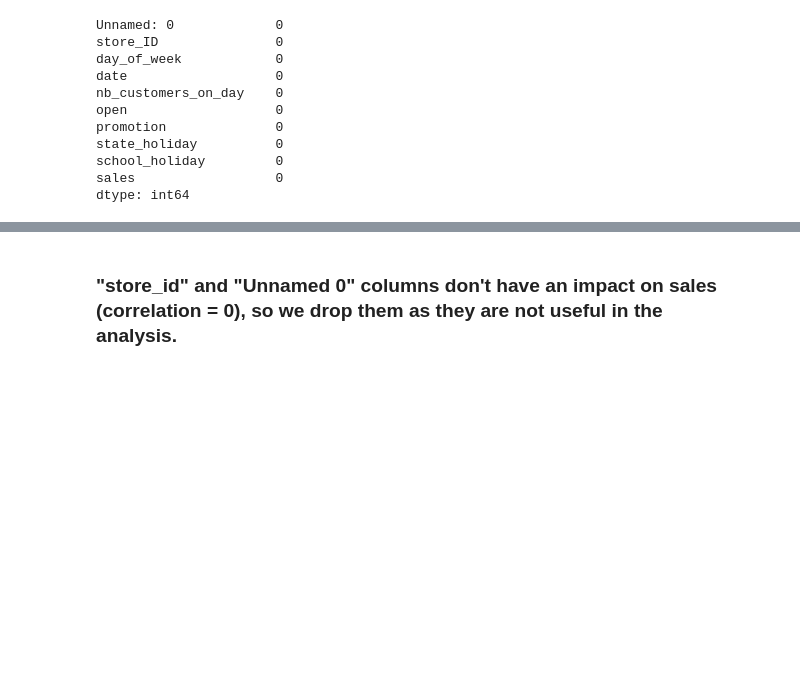
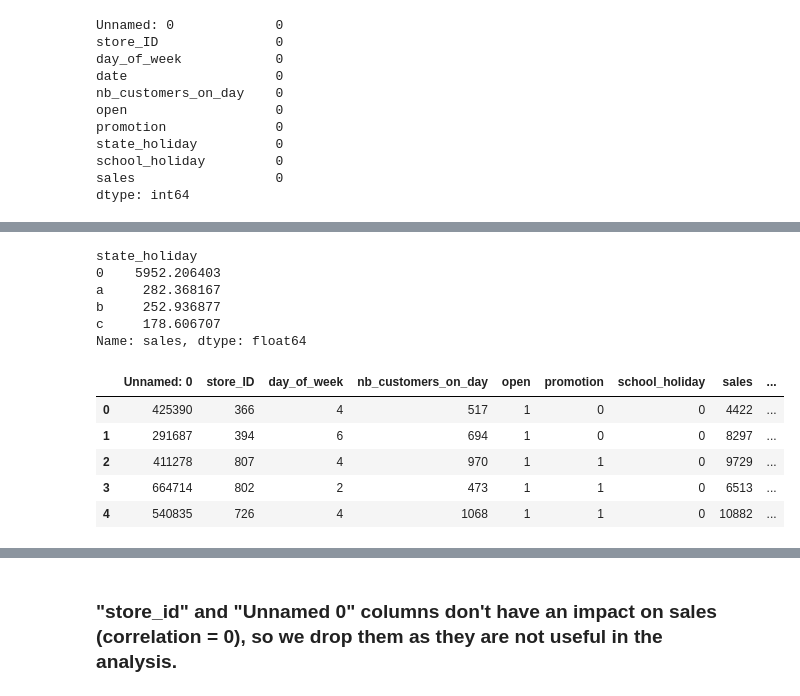
Before and after one commit to mahmoodasayeedi/Group4-Project, a Jupyter notebook: notebooks/EDA.ipynb, the cells around one changed output, grey strips where cells are left out. Drawn from its saved outputs; the diff is of its cells as text; code cells hidden in the pictures; blank space fills up the shorter version.

```diff
--- a/notebooks/EDA.ipynb
+++ b/notebooks/EDA.ipynb
@@ -119,0 +105,9 @@ df.head()
+# %%
+df.groupby("state_holiday")["sales"].mean()
+# %% [output]
+state_holiday
+0    5952.206403
+a     282.368167
+b     252.936877
+c     178.606707
+Name: sales, dtype: float64
@@ -120,3 +121,20 @@ df.head()
+# %%
+# 2. Convert datetime columns into numeric features (year, month, day)
+df['date'] = pd.to_datetime(df['date'])
+df['year'] = df['date'].dt.year
+df['month'] = df['date'].dt.month
+df['day'] = df['date'].dt.day
+# drop the original datetime column
+df = df.drop(columns=['date'])
+# Check data after modifications
+df.head()
+# %% [output]
+|  | Unnamed: 0 | store_ID | day_of_week | nb_customers_on_day | open | promotion | school_holiday | sales | ... |
+| 0 | 425390 | 366 | 4 | 517 | 1 | 0 | 0 | 4422 | ... |
+| 1 | 291687 | 394 | 6 | 694 | 1 | 0 | 0 | 8297 | ... |
+| 2 | 411278 | 807 | 4 | 970 | 1 | 1 | 0 | 9729 | ... |
+| 3 | 664714 | 802 | 2 | 473 | 1 | 1 | 0 | 6513 | ... |
+| 4 | 540835 | 726 | 4 | 1068 | 1 | 1 | 0 | 10882 | ... |
 # %%
 #heatmap to show only columns with a valid correlation
 numeric_df = df.select_dtypes(include="number")
```
Also changed, not shown: parts of 24 cells of this notebook, 3 other files.
